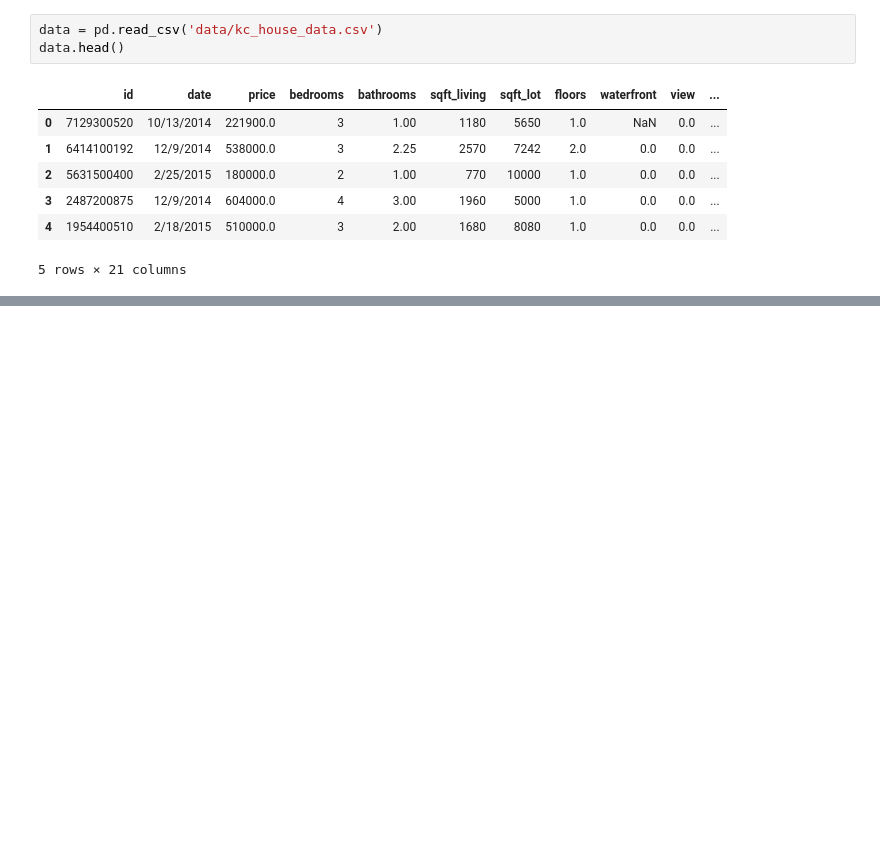
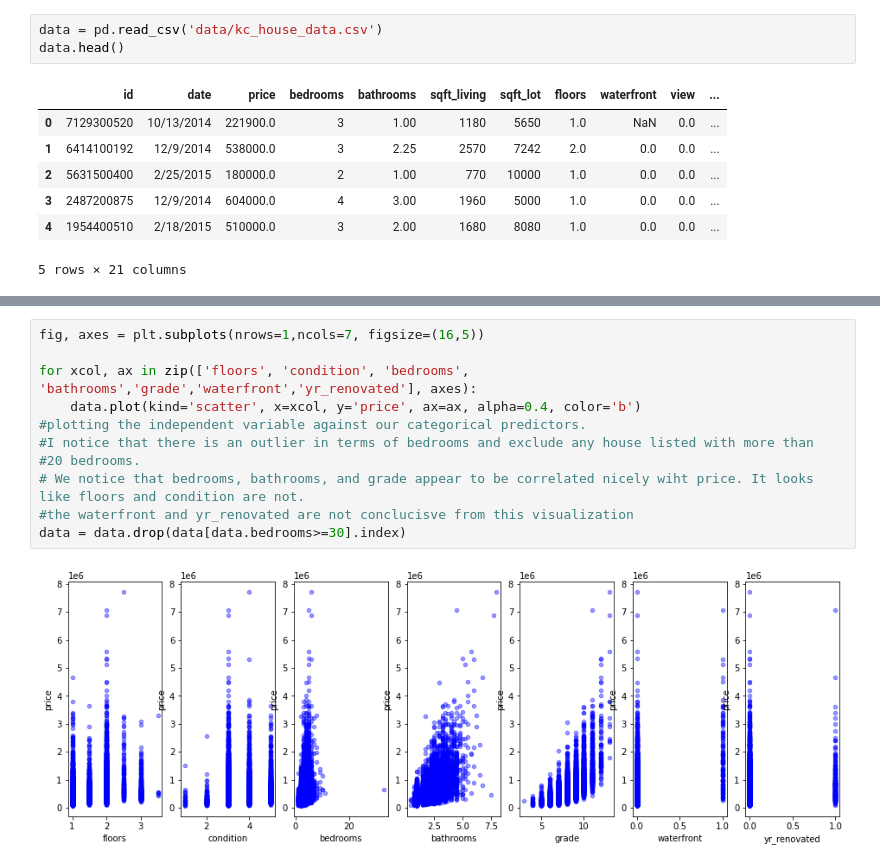
Before and after one commit to lddrasler/Housing-Prices-Prediction-Project, a Jupyter notebook: student.ipynb, the cells around one changed output, grey strips where cells are left out. Cells and saved outputs as stored; diff of their text form; blank space fills up the shorter version.

```diff
--- a/student.ipynb
+++ b/student.ipynb
@@ -179,0 +148,13 @@ pd.plotting.scatter_matrix(t_data[non_normal], figsize=(10,12));
+# %%
+fig, axes = plt.subplots(nrows=1,ncols=7, figsize=(16,5))
+
+for xcol, ax in zip(['floors', 'condition', 'bedrooms', 'bathrooms','grade','waterfront','yr_renovated'], axes):
+    data.plot(kind='scatter', x=xcol, y='price', ax=ax, alpha=0.4, color='b')
+#plotting the independent variable against our categorical predictors.
+#I notice that there is an outlier in terms of bedrooms and exclude any house listed with more than
+#20 bedrooms.
+# We notice that bedrooms, bathrooms, and grade appear to be correlated nicely wiht price. It looks like floors and condition are not.
+#the waterfront and yr_renovated are not conclucisve from this visualization
+data = data.drop(data[data.bedrooms>=30].index)
+# %% [output]
+[figure, added]
```
Also changed, not shown: parts of 46 cells of this notebook.
